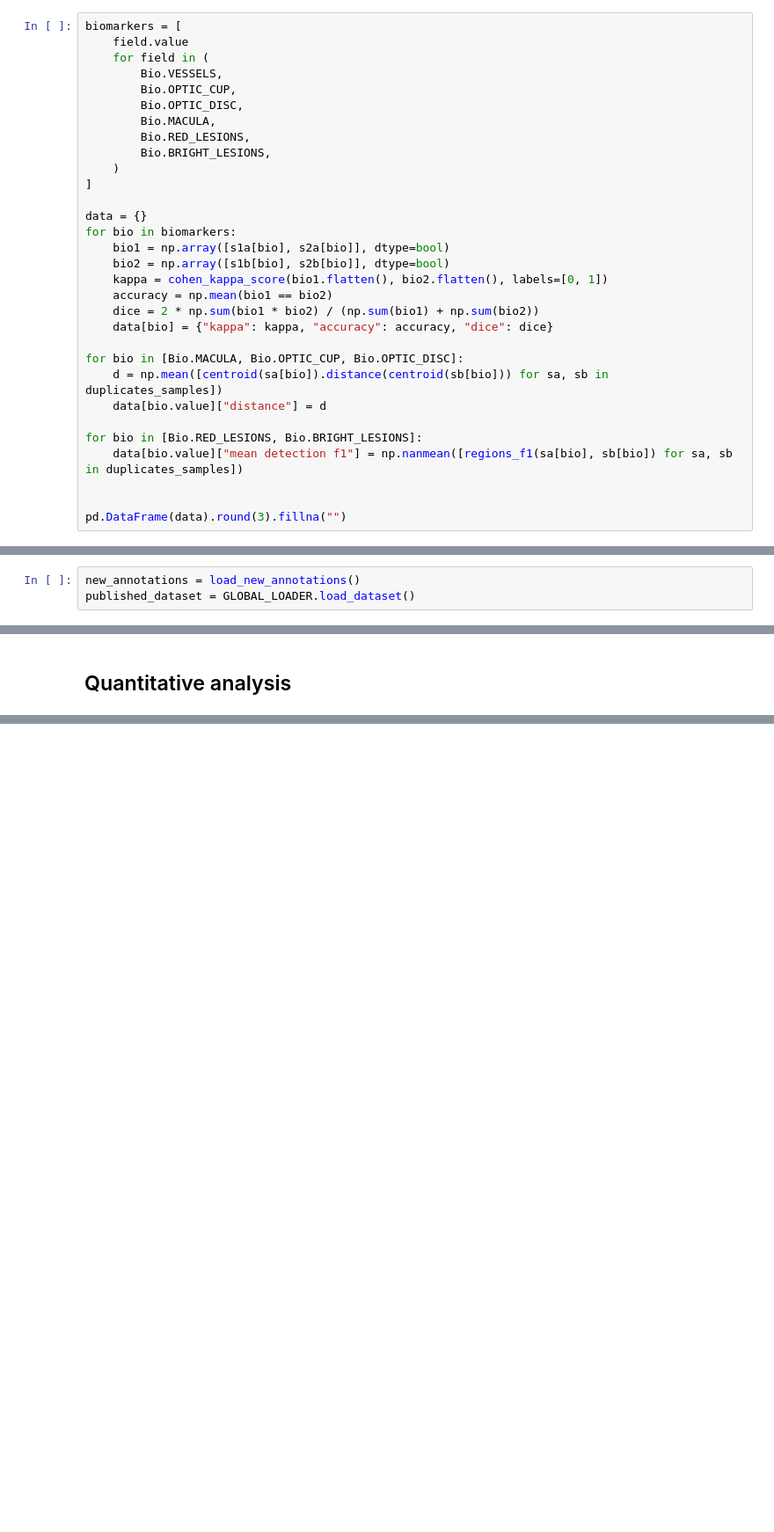
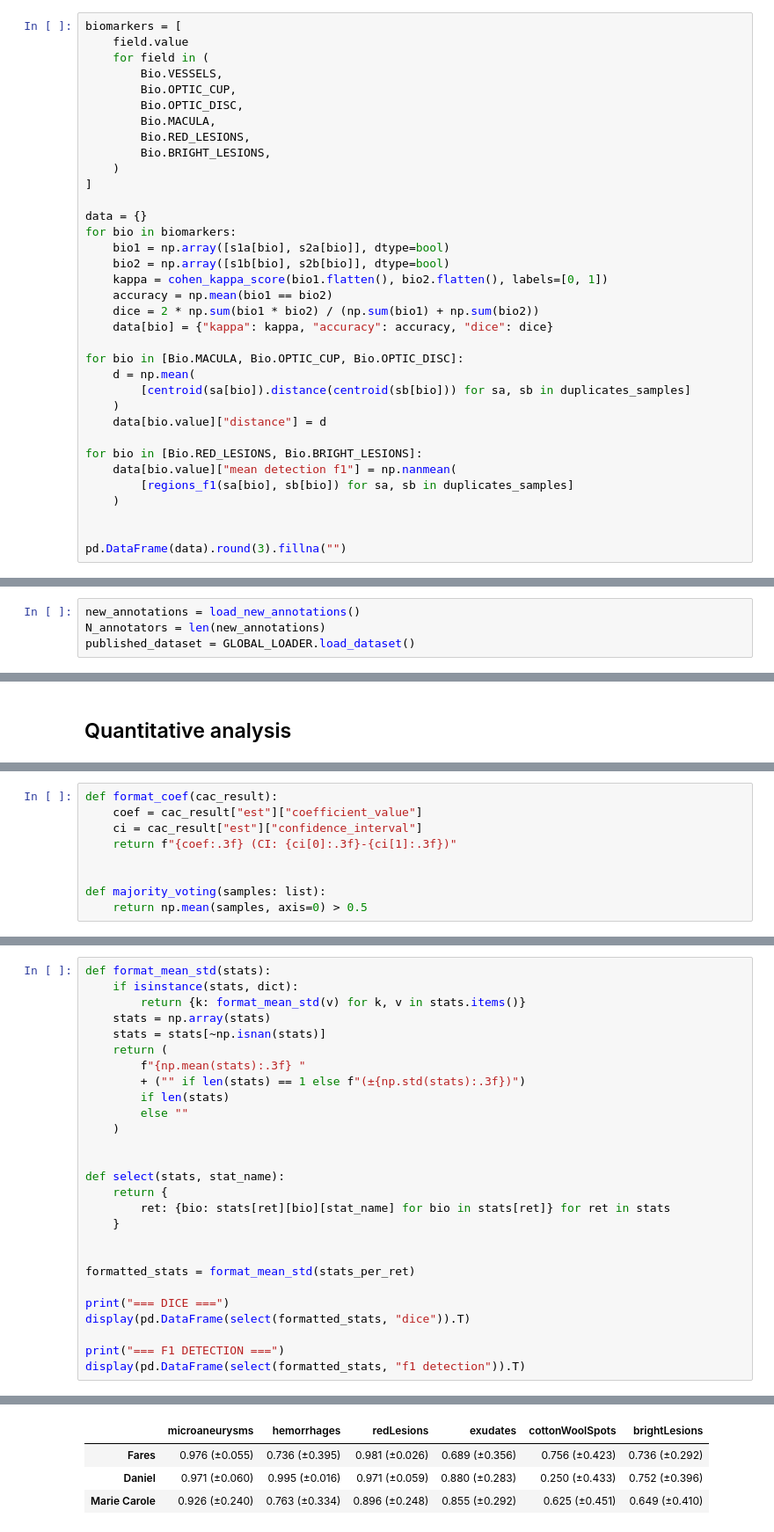
Before and after one commit to LIV4D/MAPLES-DR, a Jupyter notebook: examples/variability_study/intervariability_study.ipynb, the cells around one changed output, grey strips where cells are left out. Shown: that part at 88% size. Cells and saved outputs as stored; diff of their text form; blank space fills up the shorter version.

```diff
--- a/examples/variability_study/intervariability_study.ipynb
+++ b/examples/variability_study/intervariability_study.ipynb
@@ -197,11 +204,15 @@ for bio in biomarkers:
     data[bio] = {"kappa": kappa, "accuracy": accuracy, "dice": dice}
 
 for bio in [Bio.MACULA, Bio.OPTIC_CUP, Bio.OPTIC_DISC]:
-    d = np.mean([centroid(sa[bio]).distance(centroid(sb[bio])) for sa, sb in duplicates_samples])
+    d = np.mean(
+        [centroid(sa[bio]).distance(centroid(sb[bio])) for sa, sb in duplicates_samples]
+    )
     data[bio.value]["distance"] = d
 
 for bio in [Bio.RED_LESIONS, Bio.BRIGHT_LESIONS]:
-    data[bio.value]["mean detection f1"] = np.nanmean([regions_f1(sa[bio], sb[bio]) for sa, sb in duplicates_samples])
+    data[bio.value]["mean detection f1"] = np.nanmean(
+        [regions_f1(sa[bio], sb[bio]) for sa, sb in duplicates_samples]
+    )
 
 
 pd.DataFrame(data).round(3).fillna("")
@@ -219,3 +228,4 @@ pd.DataFrame(data).round(3).fillna("")
 # %%
 new_annotations = load_new_annotations()
+N_annotators = len(new_annotations)
 published_dataset = GLOBAL_LOADER.load_dataset()
@@ -541,0 +478,9 @@ pd.DataFrame({img: data_per_image[img]["hemorrhages"] for img in data_per_image}
+# %%
+def format_coef(cac_result):
+    coef = cac_result["est"]["coefficient_value"]
+    ci = cac_result["est"]["confidence_interval"]
+    return f"{coef:.3f} (CI: {ci[0]:.3f}-{ci[1]:.3f})"
+
+
+def majority_voting(samples: list):
+    return np.mean(samples, axis=0) > 0.5
@@ -541,0 +615,28 @@ pd.DataFrame({img: data_per_image[img]["hemorrhages"] for img in data_per_image}
+# %%
+def format_mean_std(stats):
+    if isinstance(stats, dict):
+        return {k: format_mean_std(v) for k, v in stats.items()}
+    stats = np.array(stats)
+    stats = stats[~np.isnan(stats)]
+    return (
+        f"{np.mean(stats):.3f} "
+        + ("" if len(stats) == 1 else f"(±{np.std(stats):.3f})")
+        if len(stats)
+        else ""
+    )
+
+
+def select(stats, stat_name):
+    return {
+        ret: {bio: stats[ret][bio][stat_name] for bio in stats[ret]} for ret in stats
+    }
+
+
+formatted_stats = format_mean_std(stats_per_ret)
+
+print("=== DICE ===")
+display(pd.DataFrame(select(formatted_stats, "dice")).T)
+
+print("=== F1 DETECTION ===")
+display(pd.DataFrame(select(formatted_stats, "f1 detection")).T)
+# %% [output]
@@ -541,0 +644,4 @@ pd.DataFrame({img: data_per_image[img]["hemorrhages"] for img in data_per_image}
+|  | microaneurysms | hemorrhages | redLesions | exudates | cottonWoolSpots | brightLesions |
+| Fares | 0.976 (±0.055) | 0.736 (±0.395) | 0.981 (±0.026) | 0.689 (±0.356) | 0.756 (±0.423) | 0.736 (±0.292) |
+| Daniel | 0.971 (±0.060) | 0.995 (±0.016) | 0.971 (±0.059) | 0.880 (±0.283) | 0.250 (±0.433) | 0.752 (±0.396) |
+| Marie Carole | 0.926 (±0.240) | 0.763 (±0.334) | 0.896 (±0.248) | 0.855 (±0.292) | 0.625 (±0.451) | 0.649 (±0.410) |
```
Also changed, not shown: parts of 29 cells of this notebook, 1 other file.
